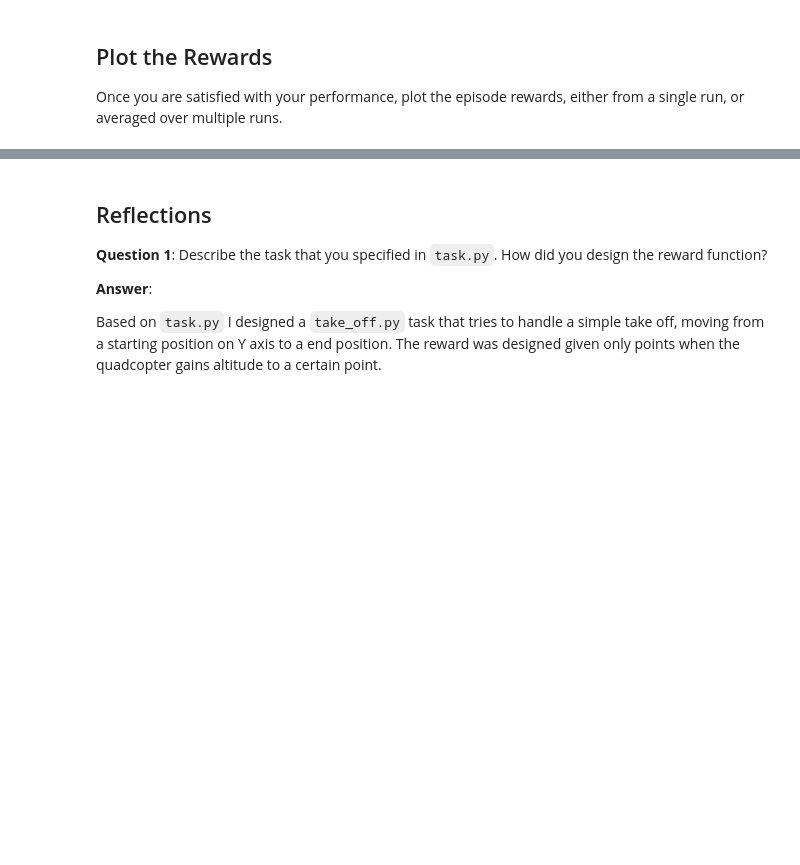
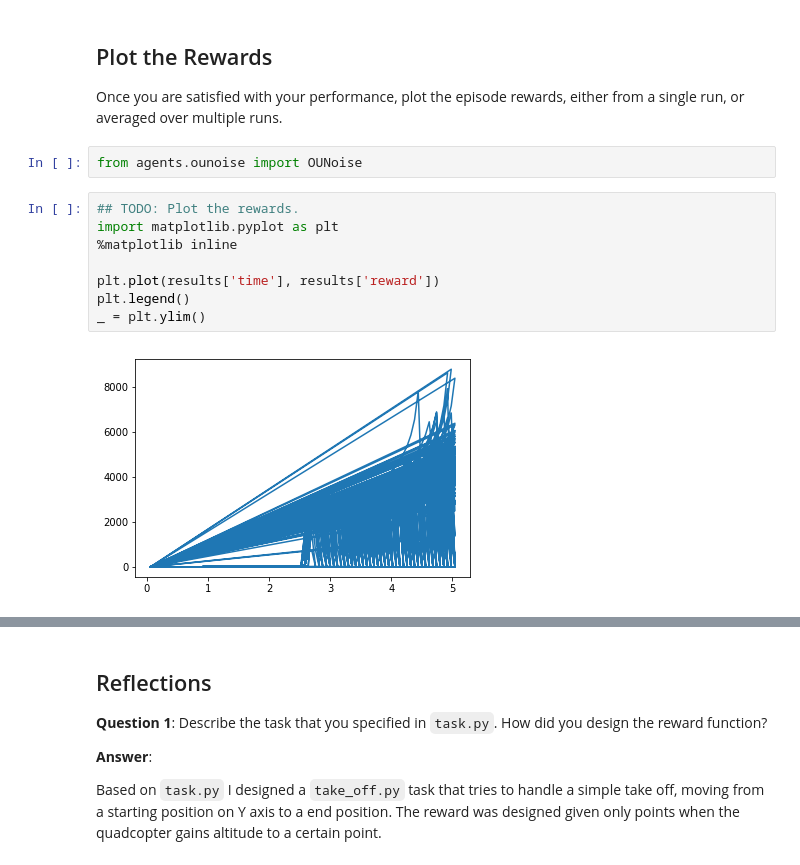
Before and after one commit to nkittsteiner/RL-Quadcopter-2, a Jupyter notebook: Quadcopter_Project.ipynb, the cells around one changed output, grey strips where cells are left out. Cells and saved outputs as stored; diff of their text form; blank space fills up the shorter version.

```diff
--- a/Quadcopter_Project.ipynb
+++ b/Quadcopter_Project.ipynb
@@ -263,4 +264,16 @@ Episode = 1000, score =  -9.251 (best = 117.960)
 ## Plot the Rewards
 
 Once you are satisfied with your performance, plot the episode rewards, either from a single run, or averaged over multiple runs.
+# %%
+from agents.ounoise import OUNoise
+# %%
+## TODO: Plot the rewards.
+import matplotlib.pyplot as plt
+%matplotlib inline
+
+plt.plot(results['time'], results['reward'])
+plt.legend()
+_ = plt.ylim()
+# %% [output]
+[figure, added]
 # %%
```
Also changed, not shown: parts of 14 cells of this notebook, 5 other files.
